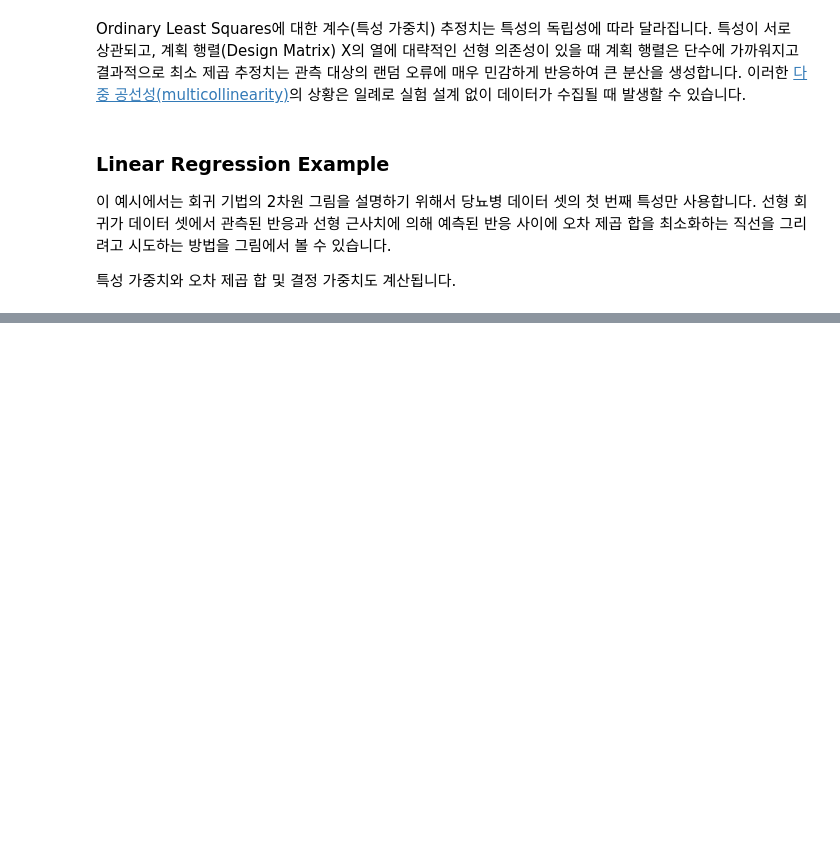
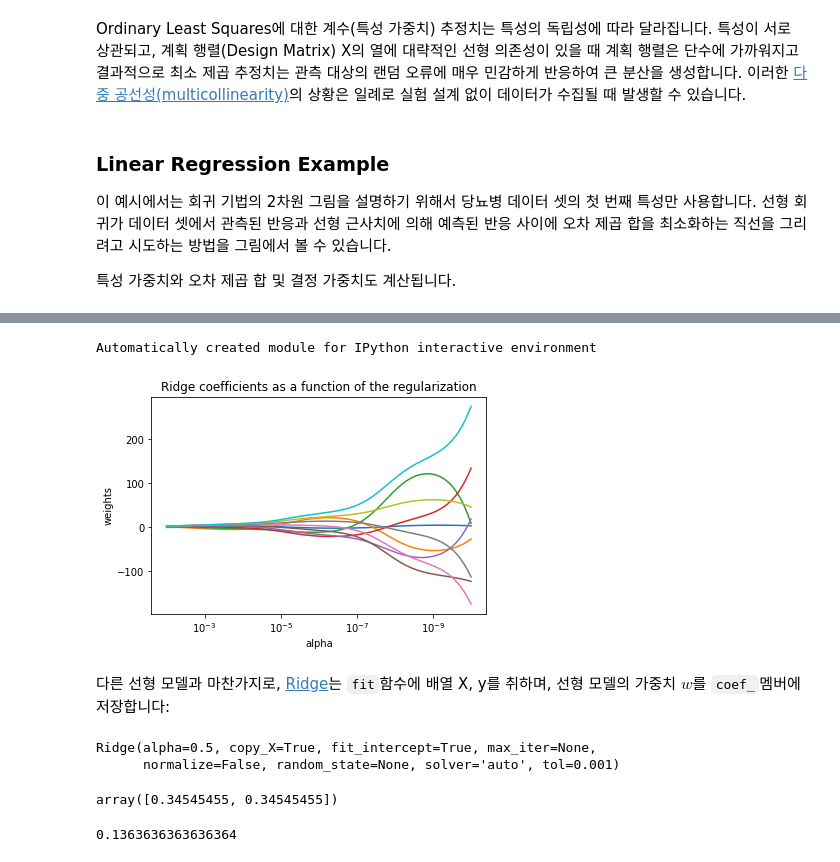
Before and after one commit to ch-4ml/machine-learning-study, a Jupyter notebook: sklearn/Linear Models.ipynb, the cells around one changed output, grey strips where cells are left out. Saved outputs shown, nothing was run; the diff lists cells and outputs as text; code cells hidden in the pictures; blank space fills up the shorter version.

Commit message:
update linear models

```diff
--- a/sklearn/Linear Models.ipynb
+++ b/sklearn/Linear Models.ipynb
@@ -110,0 +146,59 @@ Coefficient of determination: 0.47
+# %%
+# Author: Fabian Pedregosa -- <fabian.pedregosa@inria.fr>
+# License: BSD 3 clause
+
+print(__doc__)
+
+import numpy as np
+import matplotlib.pyplot as plt
+from sklearn import linear_model
+
+# X is the 10x10 Hilbert matrix
+X = 1. / (np.arange(1, 11) + np.arange(0, 10)[:, np.newaxis])
+y = np.ones(10)
+
+# #############################################################################
+# Compute paths
+
+n_alphas = 200
+alphas = np.logspace(-10, -2, n_alphas)
+
+coefs = []
+for a in alphas:
+    ridge = linear_model.Ridge(alpha=a, fit_intercept=False)
+    ridge.fit(X, y)
+    coefs.append(ridge.coef_)
+
+# #############################################################################
+# Display results
+
+ax = plt.gca()
+
+ax.plot(alphas, coefs)
+ax.set_xscale('log')
+ax.set_xlim(ax.get_xlim()[::-1])  # reverse axis
+plt.xlabel('alpha')
+plt.ylabel('weights')
+plt.title('Ridge coefficients as a function of the regularization')
+plt.axis('tight')
+plt.show()
+# %% [output]
+Automatically created module for IPython interactive environment
+[figure, added]
+# %% [markdown]
+다른 선형 모델과 마찬가지로, [Ridge](https://scikit-learn.org/stable/modules/generated/sklearn.linear_model.Ridge.html#sklearn.linear_model.Ridge)는 `fit`함수에 배열 X, y를 취하며, 선형 모델의 가중치 $w$를 `coef_`멤버에 저장합니다:
+# %%
+from sklearn import linear_model
+reg = linear_model.Ridge(alpha=.5)
+reg.fit([[0, 0], [0, 0], [1, 1]], [0, .1, 1])
+# %% [output]
+Ridge(alpha=0.5, copy_X=True, fit_intercept=True, max_iter=None,
+      normalize=False, random_state=None, solver='auto', tol=0.001)
+# %%
+reg.coef_
+# %% [output]
+array([0.34545455, 0.34545455])
+# %%
+reg.intercept_
+# %% [output]
+0.1363636363636364
```
Also changed, not shown: parts of 3 cells of this notebook, 1 other file.
